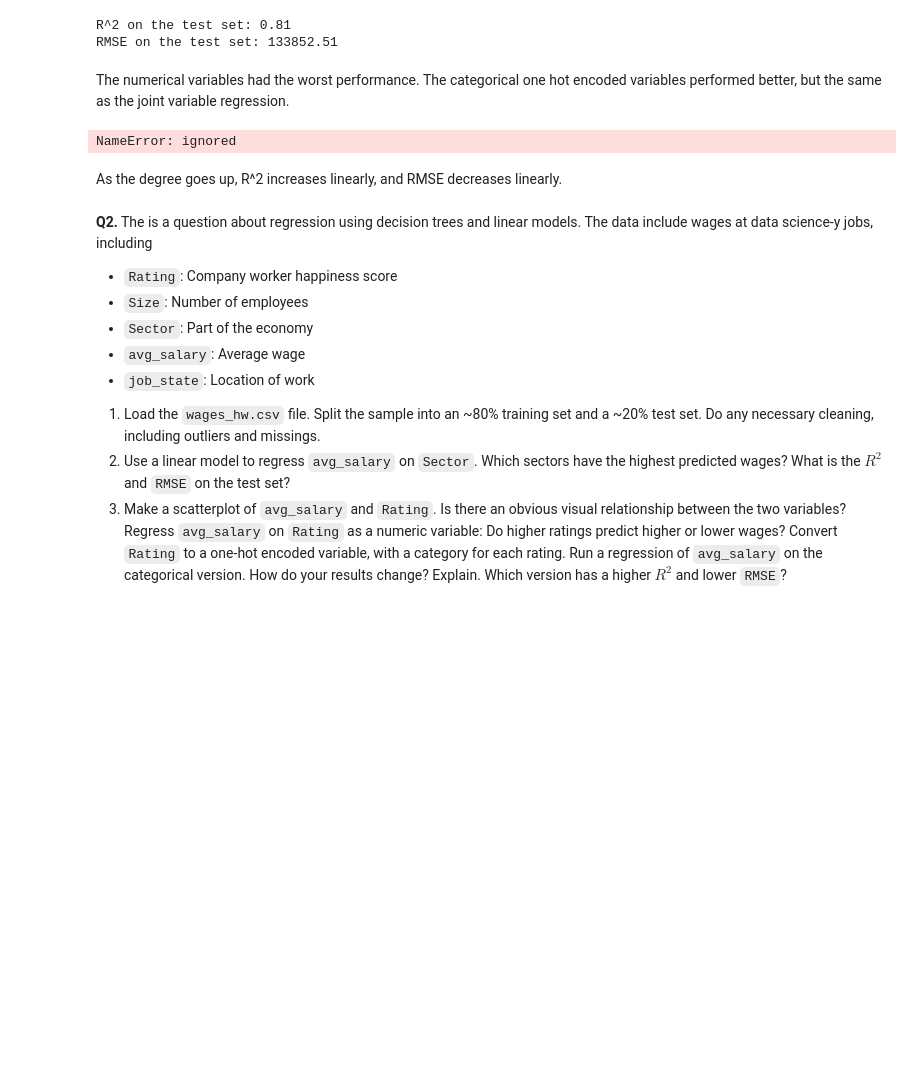
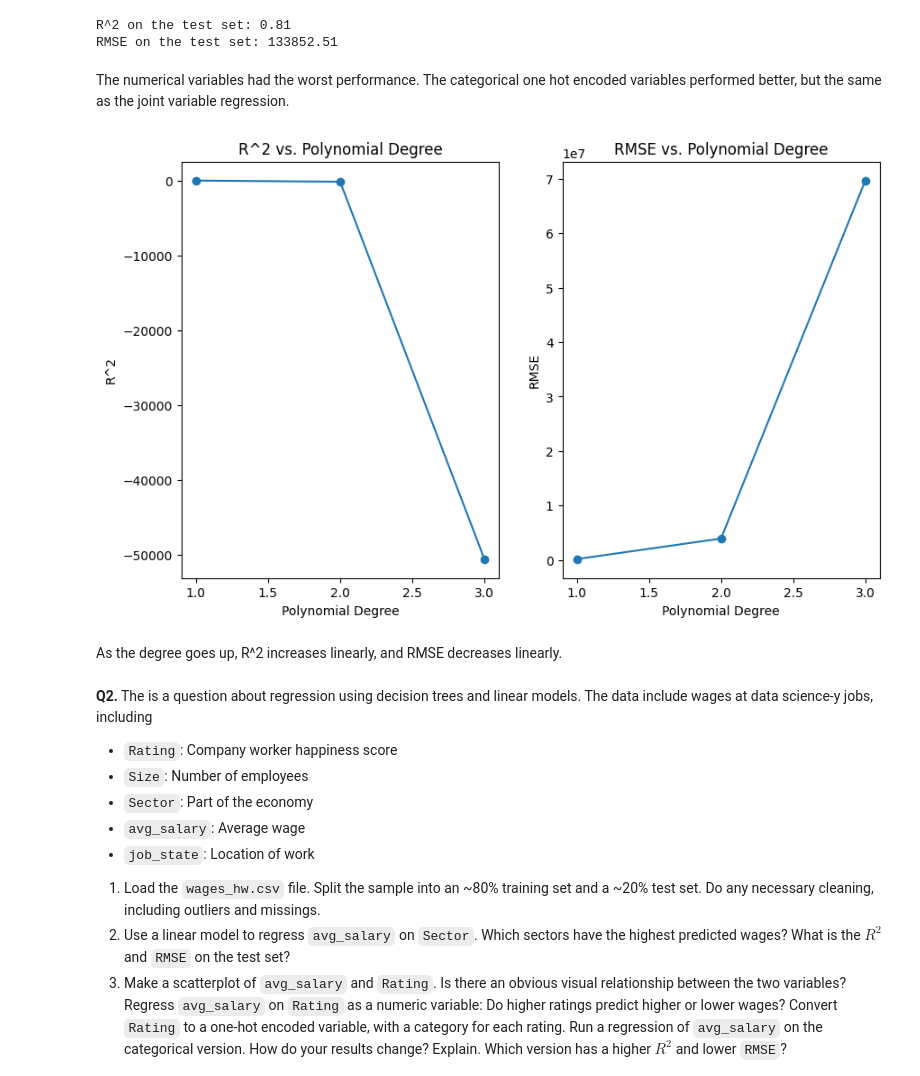
Before and after one commit to racheljhuh/assignment4, a Jupyter notebook: assignment4.ipynb, the cells around one changed output. Cells and saved outputs as stored; diff of their text form; code cells hidden in the pictures; blank space fills up the shorter version.

```diff
--- a/assignment4.ipynb
+++ b/assignment4.ipynb
@@ -245,7 +245,7 @@ X = combined_df.drop(['Price'], axis=1)
 
 X_train, X_test, y_train, y_test = train_test_split(X, y, test_size=0.2, random_state=104)
 # Store R^2 and RMSE for different polynomial degrees
-degrees = [1, 2, 3, 4, 5, 6]  #extend this list as needed
+degrees = [1, 2, 3]  #extend this list as needed
 r2_scores = []
 rmse_scores = []
 
@@ -258,34 +258,34 @@ for degree in degrees:
     # Create and train the linear regression model
     lr_model = LinearRegression()
     lr_model.fit(X_train_poly, y_train)
 
     # Make predictions on the test set
     y_pred = lr_model.predict(X_test_poly)
 
     # Calculate R^2
     r2 = r2_score(y_test, y_pred)
     r2_scores.append(r2)
 
     # Calculate RMSE
     rmse = np.sqrt(mean_squared_error(y_test, y_pred))
     rmse_scores.append(rmse)
 
 # Plot R^2 and RMSE for different polynomial degrees
 plt.figure(figsize=(10, 6))
 plt.subplot(1, 2, 1)
 plt.plot(degrees, r2_scores, marker='o')
 plt.title('R^2 vs. Polynomial Degree')
 plt.xlabel('Polynomial Degree')
 plt.ylabel('R^2')
 
 plt.subplot(1, 2, 2)
 plt.plot(degrees, rmse_scores, marker='o')
 plt.title('RMSE vs. Polynomial Degree')
 plt.xlabel('Polynomial Degree')
 plt.ylabel('RMSE')
 plt.show()
 # %% [output]
-NameError: ignored
+[figure, added]
 # %% [markdown]
 As the degree goes up, R^2 increases linearly, and RMSE decreases linearly.
 # %% [markdown]
```
